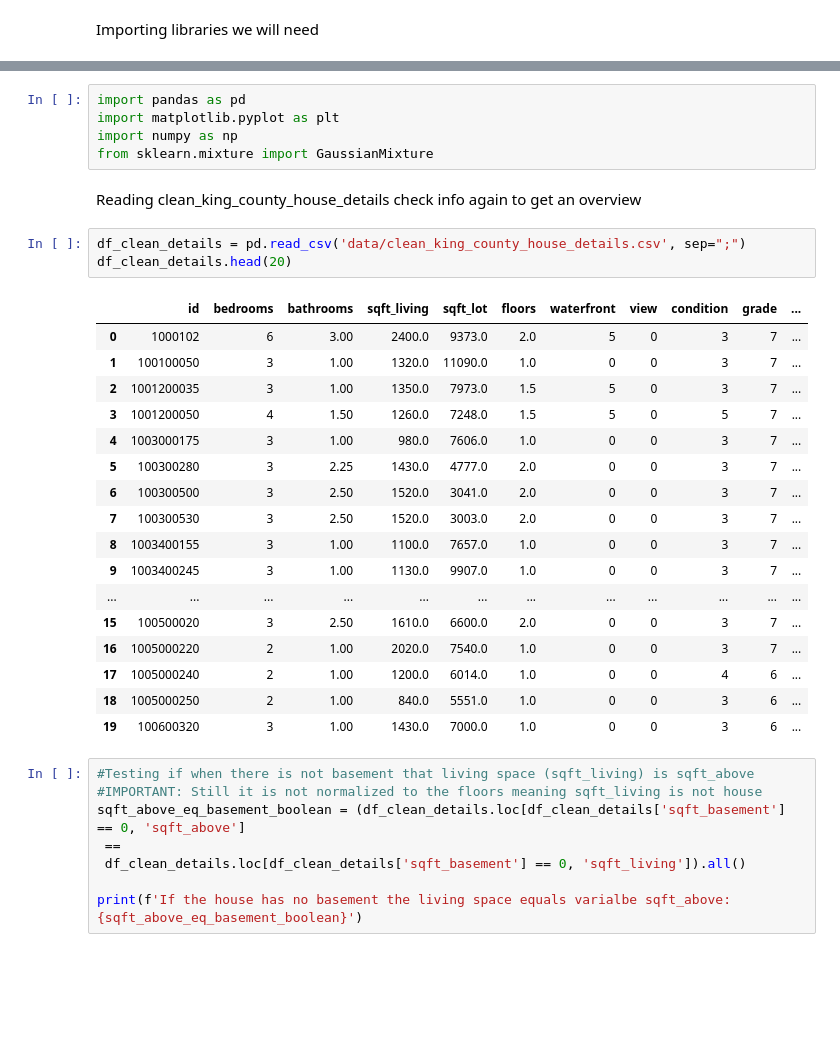
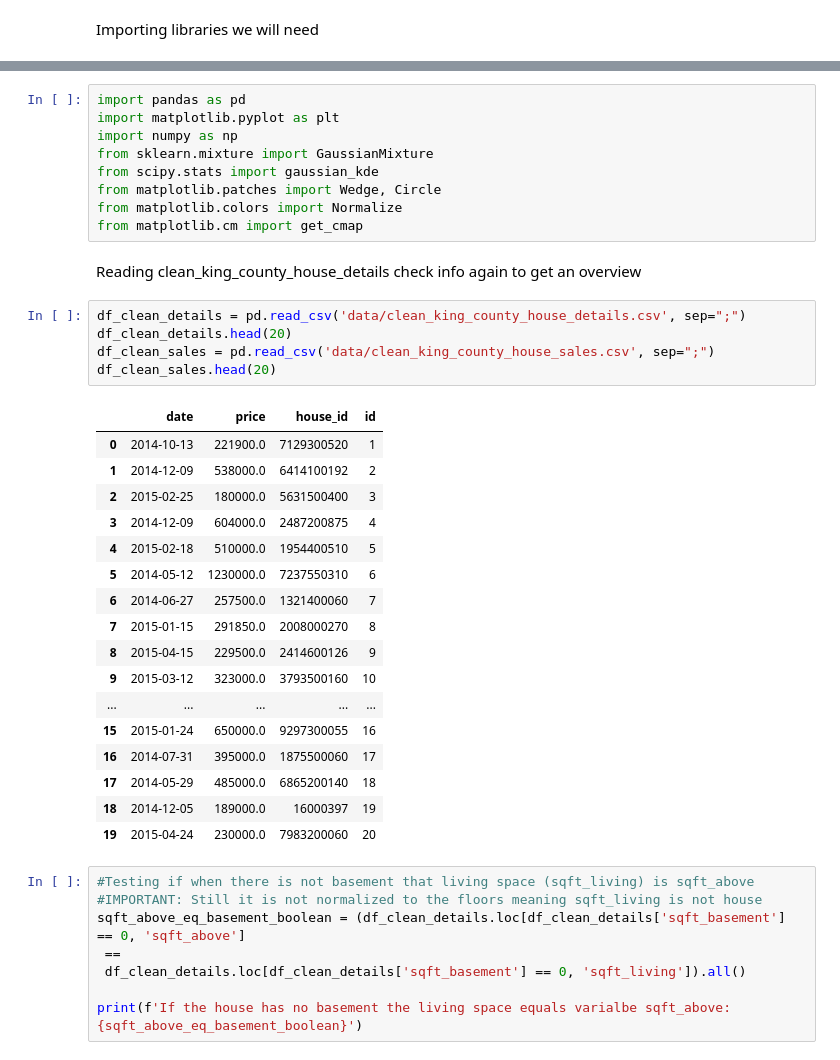
Before and after one commit to learnbh/eda-project, a Jupyter notebook: 2nd_hypothesis_testing.ipynb, the cells around one changed output, grey strips where cells are left out. Saved outputs shown, nothing was run; the diff lists cells and outputs as text; blank space fills up the shorter version.

```diff
--- a/2nd_hypothesis_testing.ipynb
+++ b/2nd_hypothesis_testing.ipynb
@@ -27,30 +18,36 @@ import pandas as pd
 import matplotlib.pyplot as plt
 import numpy as np
 from sklearn.mixture import GaussianMixture
+from scipy.stats import gaussian_kde
+from matplotlib.patches import Wedge, Circle
+from matplotlib.colors import Normalize
+from matplotlib.cm import get_cmap
 # %% [markdown]
 Reading clean_king_county_house_details
 check info again to get an overview
 # %%
 df_clean_details = pd.read_csv('data/clean_king_county_house_details.csv', sep=";")
 df_clean_details.head(20)
+df_clean_sales = pd.read_csv('data/clean_king_county_house_sales.csv', sep=";")
+df_clean_sales.head(20)
 # %% [output]
-|  | id | bedrooms | bathrooms | sqft_living | sqft_lot | floors | waterfront | view | condition | grade | ... |
-| 0 | 1000102 | 6 | 3.00 | 2400.0 | 9373.0 | 2.0 | 5 | 0 | 3 | 7 | ... |
-| 1 | 100100050 | 3 | 1.00 | 1320.0 | 11090.0 | 1.0 | 0 | 0 | 3 | 7 | ... |
-| 2 | 1001200035 | 3 | 1.00 | 1350.0 | 7973.0 | 1.5 | 5 | 0 | 3 | 7 | ... |
-| 3 | 1001200050 | 4 | 1.50 | 1260.0 | 7248.0 | 1.5 | 5 | 0 | 5 | 7 | ... |
-| 4 | 1003000175 | 3 | 1.00 | 980.0 | 7606.0 | 1.0 | 0 | 0 | 3 | 7 | ... |
-| 5 | 100300280 | 3 | 2.25 | 1430.0 | 4777.0 | 2.0 | 0 | 0 | 3 | 7 | ... |
-| 6 | 100300500 | 3 | 2.50 | 1520.0 | 3041.0 | 2.0 | 0 | 0 | 3 | 7 | ... |
-| 7 | 100300530 | 3 | 2.50 | 1520.0 | 3003.0 | 2.0 | 0 | 0 | 3 | 7 | ... |
-| 8 | 1003400155 | 3 | 1.00 | 1100.0 | 7657.0 | 1.0 | 0 | 0 | 3 | 7 | ... |
-| 9 | 1003400245 | 3 | 1.00 | 1130.0 | 9907.0 | 1.0 | 0 | 0 | 3 | 7 | ... |
-| ... | ... | ... | ... | ... | ... | ... | ... | ... | ... | ... | ... |
-| 15 | 100500020 | 3 | 2.50 | 1610.0 | 6600.0 | 2.0 | 0 | 0 | 3 | 7 | ... |
-| 16 | 1005000220 | 2 | 1.00 | 2020.0 | 7540.0 | 1.0 | 0 | 0 | 3 | 7 | ... |
-| 17 | 1005000240 | 2 | 1.00 | 1200.0 | 6014.0 | 1.0 | 0 | 0 | 4 | 6 | ... |
-| 18 | 1005000250 | 2 | 1.00 | 840.0 | 5551.0 | 1.0 | 0 | 0 | 3 | 6 | ... |
-| 19 | 100600320 | 3 | 1.00 | 1430.0 | 7000.0 | 1.0 | 0 | 0 | 3 | 6 | ... |
+|  | date | price | house_id | id |
+| 0 | 2014-10-13 | 221900.0 | 7129300520 | 1 |
+| 1 | 2014-12-09 | 538000.0 | 6414100192 | 2 |
+| 2 | 2015-02-25 | 180000.0 | 5631500400 | 3 |
+| 3 | 2014-12-09 | 604000.0 | 2487200875 | 4 |
+| 4 | 2015-02-18 | 510000.0 | 1954400510 | 5 |
+| 5 | 2014-05-12 | 1230000.0 | 7237550310 | 6 |
+| 6 | 2014-06-27 | 257500.0 | 1321400060 | 7 |
+| 7 | 2015-01-15 | 291850.0 | 2008000270 | 8 |
+| 8 | 2015-04-15 | 229500.0 | 2414600126 | 9 |
+| 9 | 2015-03-12 | 323000.0 | 3793500160 | 10 |
+| ... | ... | ... | ... | ... |
+| 15 | 2015-01-24 | 650000.0 | 9297300055 | 16 |
+| 16 | 2014-07-31 | 395000.0 | 1875500060 | 17 |
+| 17 | 2014-05-29 | 485000.0 | 6865200140 | 18 |
+| 18 | 2014-12-05 | 189000.0 | 16000397 | 19 |
+| 19 | 2015-04-24 | 230000.0 | 7983200060 | 20 |
 # %%
 #Testing if when there is not basement that living space (sqft_living) is sqft_above
 #IMPORTANT: Still it is not normalized to the floors meaning sqft_living is not house
```
Also changed, not shown: parts of 4 cells of this notebook, 1 other file.
